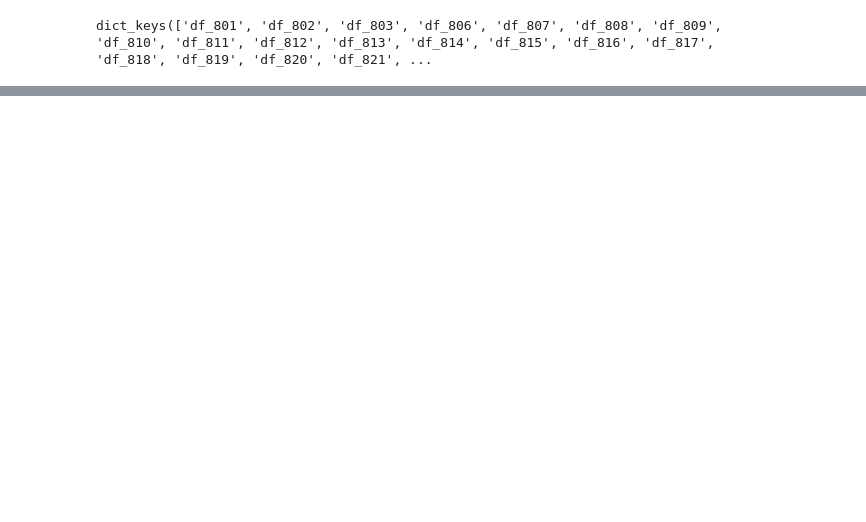
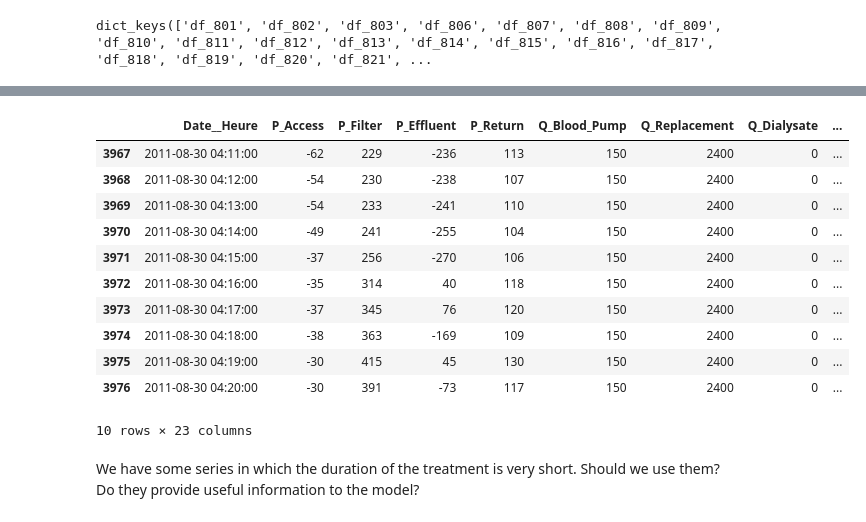
Before and after one commit to IamLuisAngelEscobar/UnivAQ, a Jupyter notebook: 02_Clotting_labeling.ipynb, the cells around one changed output, grey strips where cells are left out. Cells and saved outputs as stored; diff of their text form; code cells hidden in the pictures; blank space fills up the shorter version.

```diff
--- a/02_Clotting_labeling.ipynb
+++ b/02_Clotting_labeling.ipynb
@@ -390,0 +59,38 @@ plt.show()
+# %%
+def Delta_P_ref(index, df_test):
+    '''The function returns the Delta P reference value. Takes an index and
+    computes the median of iloc[index:index + 9] over DeltaP column
+    Parameters
+    ----------
+    index : int
+        String index to compute the reference value
+
+    df_test : pandas.core.frame.DataFrame
+        Data Frame which includes the column 'DeltaP'
+
+    Returns
+    -------
+    reference : int
+        Delta P reference value
+    '''
+    reference = df_test['DeltaP'].iloc[index:index + 9].median()
+    return reference
+
+def TMP_ref(index, df_test):
+    '''The function returns the TMP reference value. Takes an index and
+    computes the median of iloc[index:index + 9] over TMP column
+    Parameters
+    ----------
+    index : int
+        String index to compute the reference value
+
+    df_test : pandas.core.frame.DataFrame
+        Data Frame which includes the column 'TMP'
+
+    Returns
+    -------
+    reference : int
+        TMP reference value
+    '''
+    reference = df_test['TMP'].iloc[index:index + 9].median()
+    return reference
@@ -390,0 +522,17 @@ plt.show()
+# %%
+df_test_bug.tail(10)
+# %% [output]
+|  | Date__Heure | P_Access | P_Filter | P_Effluent | P_Return | Q_Blood_Pump | Q_Replacement | Q_Dialysate | ... |
+| 3967 | 2011-08-30 04:11:00 | -62 | 229 | -236 | 113 | 150 | 2400 | 0 | ... |
+| 3968 | 2011-08-30 04:12:00 | -54 | 230 | -238 | 107 | 150 | 2400 | 0 | ... |
+| 3969 | 2011-08-30 04:13:00 | -54 | 233 | -241 | 110 | 150 | 2400 | 0 | ... |
+| 3970 | 2011-08-30 04:14:00 | -49 | 241 | -255 | 104 | 150 | 2400 | 0 | ... |
+| 3971 | 2011-08-30 04:15:00 | -37 | 256 | -270 | 106 | 150 | 2400 | 0 | ... |
+| 3972 | 2011-08-30 04:16:00 | -35 | 314 | 40 | 118 | 150 | 2400 | 0 | ... |
+| 3973 | 2011-08-30 04:17:00 | -37 | 345 | 76 | 120 | 150 | 2400 | 0 | ... |
+| 3974 | 2011-08-30 04:18:00 | -38 | 363 | -169 | 109 | 150 | 2400 | 0 | ... |
+| 3975 | 2011-08-30 04:19:00 | -30 | 415 | 45 | 130 | 150 | 2400 | 0 | ... |
+| 3976 | 2011-08-30 04:20:00 | -30 | 391 | -73 | 117 | 150 | 2400 | 0 | ... |
+10 rows × 23 columns
+# %% [markdown]
+We have some series in which the duration of the treatment is very short. Should we use them? Do they provide useful information to the model?
```
Also changed, not shown: parts of 42 cells of this notebook, 2 other files.
